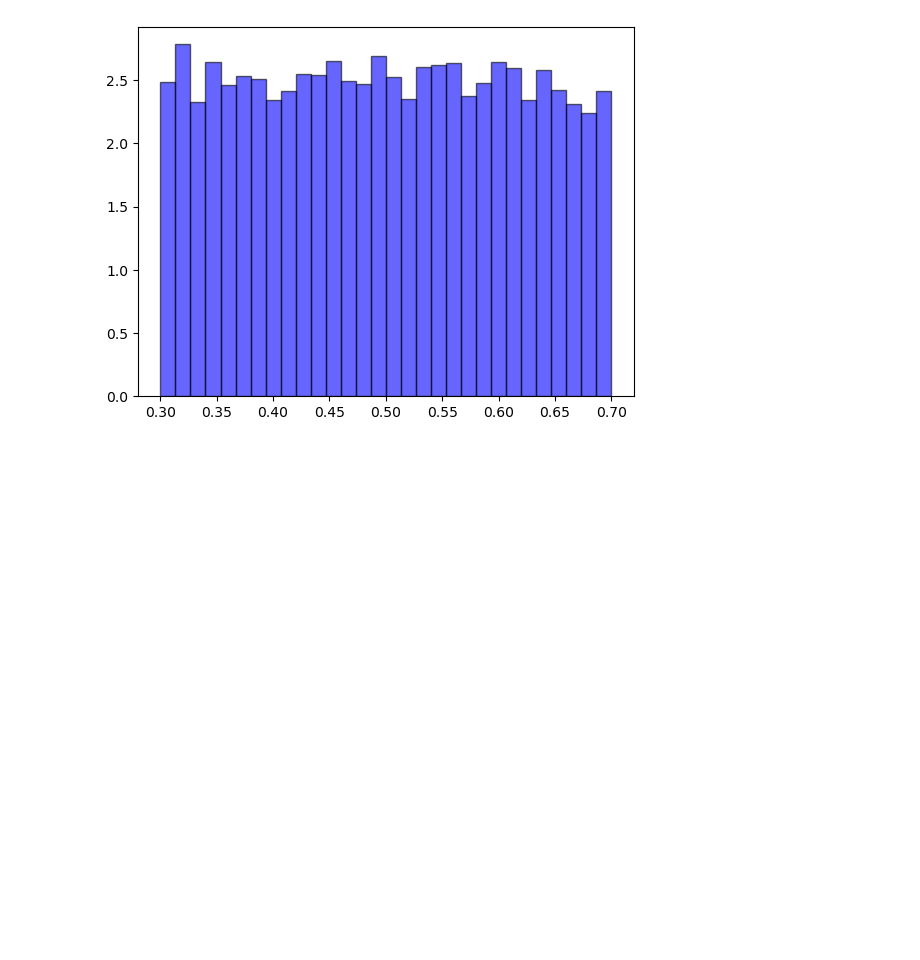
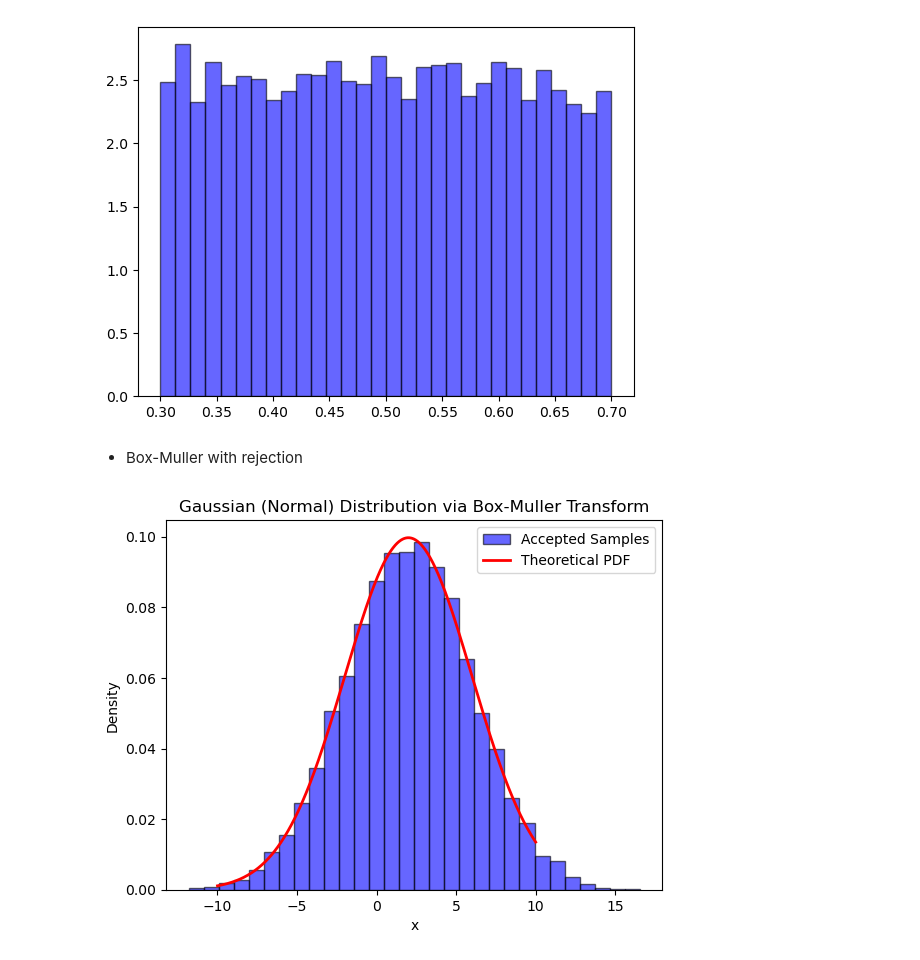
Before and after one commit to aayrapet/MC_simulations, a Jupyter notebook: main.ipynb, the cells around one changed output. Saved outputs shown, nothing was run; the diff lists cells and outputs as text; code cells hidden in the pictures; blank space fills up the shorter version.

Commit message:
added rejection with box muller for normal

```diff
--- a/main.ipynb
+++ b/main.ipynb
@@ -170,3 +172,36 @@ plt.hist(samples, bins=30, density=True, alpha=0.6, color='b', edgecolor='black'
 plt.show()
 # %% [output]
 [figure]
+# %% [markdown]
+- Box-Muller with rejection
+# %%
+
+from scipy.stats import norm
+# Generate samples using rejection sampling without sin cos
+sigma=4
+mu=2
+samples_x = []
+samples_y = []
+while len(samples_x) < 10000:  # Generate 10,000 valid samples ( A)
+    U = np.random.uniform(-1, 1, )
+    V = np.random.uniform(-1, 1, )
+    S=U**2+V**2
+    if S<=1:  # Accept only if within B
+        samples_x.append(U*np.sqrt(-2 * np.log(S)/S))
+        samples_y.append(V*np.sqrt(-2 * np.log(S)/S))
+# Plot histogram of accepted samples mu+sigma*X~N(mu,sigma2)
+samples_x = np.array(samples_x) * sigma + mu
+plt.hist(samples_x, bins=30, density=True, alpha=0.6, color='b', edgecolor='black', label="Accepted Samples")
+x_vals = np.linspace(-10, 10, 1000)
+pdf = norm.pdf(x_vals, mu, sigma)
+plt.plot(x_vals, pdf, 'r-', lw=2, label="Theoretical PDF")
+
+# Labels and Title
+plt.xlabel("x")
+plt.ylabel("Density")
+plt.title("Gaussian (Normal) Distribution via Box-Muller Transform")
+plt.legend()
+plt.show()
+plt.show()
+# %% [output]
+[figure, added]
```
Also changed, not shown: parts of 2 cells of this notebook.
